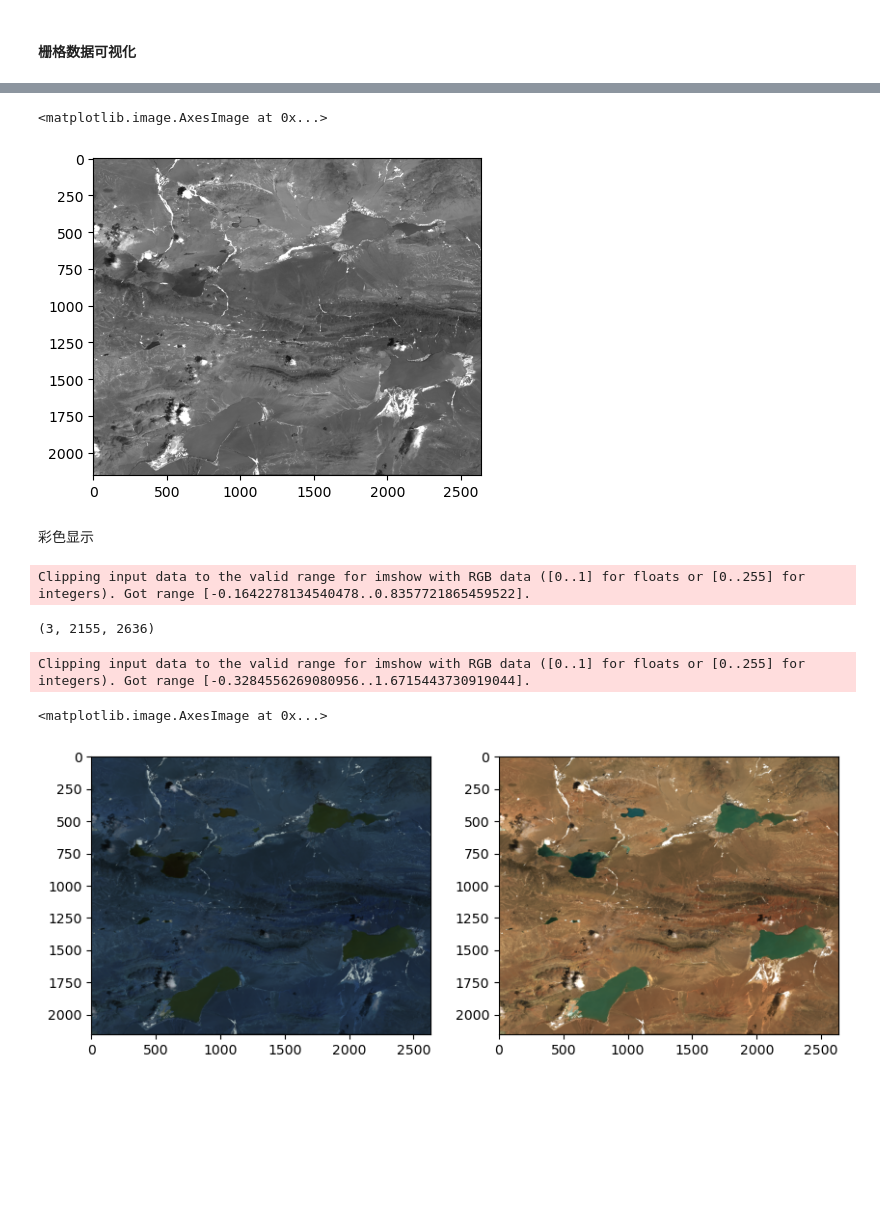
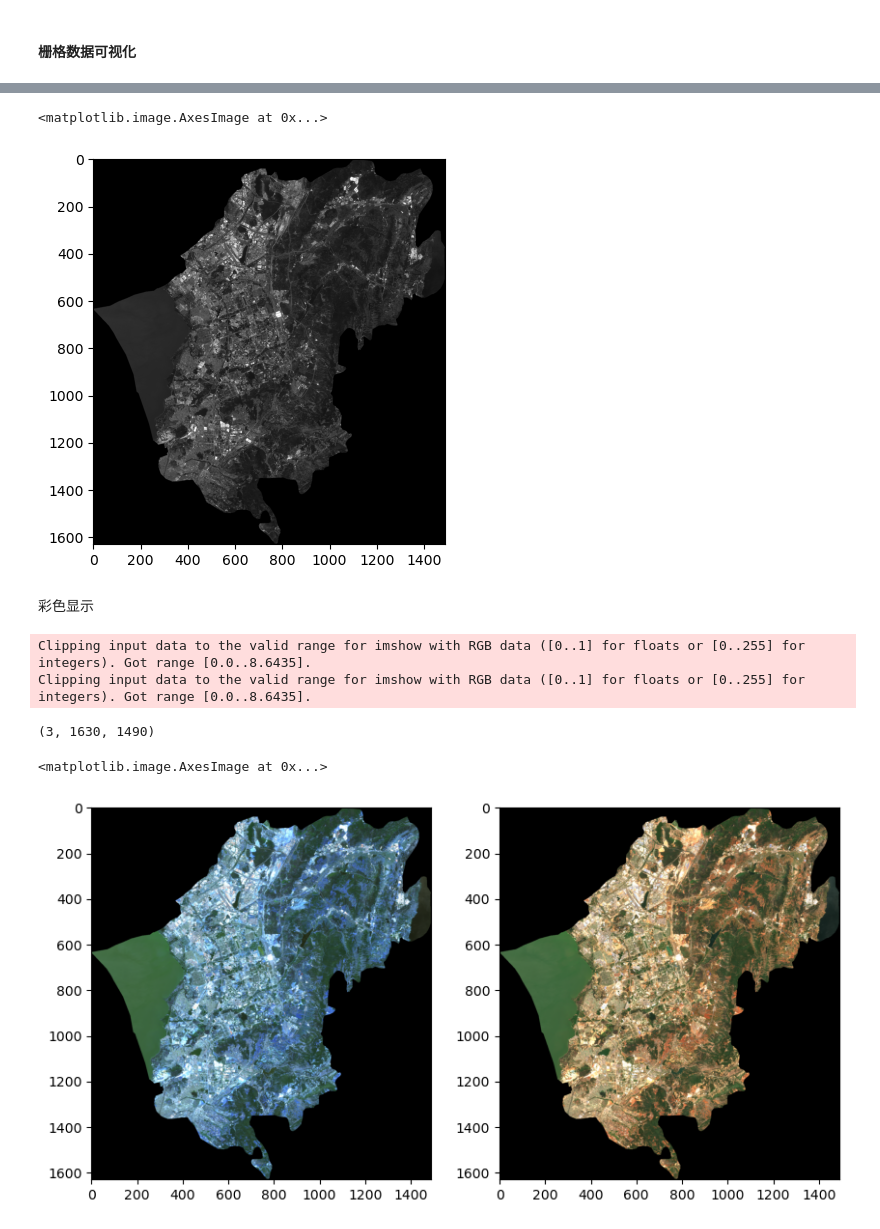
Before and after one commit to xinluo2018/spatial-data-processing, a Jupyter notebook: 第3章-空间数据读写及可视化/2-2_raster_visual.ipynb, the cells around one changed output, grey strips where cells are left out. Cells and saved outputs as stored; diff of their text form; code cells hidden in the pictures; blank space fills up the shorter version.

```diff
--- a/第3章-空间数据读写及可视化/2-2_raster_visual.ipynb
+++ b/第3章-空间数据读写及可视化/2-2_raster_visual.ipynb
@@ -5,7 +5,7 @@ import rasterio
 import numpy as np
 import matplotlib.pyplot as plt
 # %%
-path_data = 'data/data-base/region1_l8_20190504_wgs84.tif'
+path_data = 'data/section-3/s2_20200411_6bands_chenggong.tif'
 # %%
 rsimg = rasterio.open(path_data)
 img_array = rsimg.read()
@@ -44,32 +44,27 @@ ax.imshow(band1_, cmap='grey')   ### 直方图拉伸
 # ax.imshow(band1, cmap='grey', vmax=3000, vmin=0)   ### 直方图拉伸,单波段显示有效
 # %% [output]
 <matplotlib.image.AxesImage at 0x...>
-[figure, old version]
+[figure, new version]
 # %% [markdown]
 彩色显示
 # %%
 ## 彩色显示
 bands_img = img_array[0:3]
 print(bands_img.shape)
-fig, ax = plt.subplots(1,2, figsize=(10,5))
 bands_img = bands_img.transpose(1,2,0)
 bands_img.shape
-bands_img_nor = bands_img/(bands_img.max()-bands_img.min())
+bands_img_nor = bands_img/(2000-0)
+fig, ax = plt.subplots(1,2, figsize=(10,5))
 ax[0].imshow(bands_img_nor)   ## 显示rgb时像元值范围应为0-1，或0-255
 ## Note 1: rgb显示时，vmax, vmin失效
-# ax[1].imshow(bands_img_nor, vmax=0.5, vmin=0)   ## 根据以下直方图拉伸结果
-bands_img_nor_ = bands_img_nor.copy()
-# bands_img_nor_[bands_img_nor_<0]=0; bands_img_nor_[bands_img_nor_>0.5]=0.5;
-# ax[1].imshow(bands_img_nor_)              ## 根据以下直方图拉伸结果
-bands_img_nor_ = bands_img_nor_/(0.5-0)     ## 将像元值拉伸到0-1（即归一化）
-# ax[1].imshow(bands_img_nor_)              ## 根据以下直方图拉伸结果
-bands_img_nor_rgb = bands_img_nor_.copy()
+# ax[1].imshow(bands_img_nor, vmax=3000, vmin=0)   ## 根据以下直方图拉伸结果
+bands_img_nor_rgb = bands_img_nor.copy()
 bands_img_nor_rgb[:,:,0], bands_img_nor_rgb[:,:,2] = \
-                    bands_img_nor_[:,:,2], bands_img_nor_[:,:,0]  ## bgr->rgb
+                    bands_img_nor[:,:,2], bands_img_nor[:,:,0]  ## bgr->rgb
 ax[1].imshow(bands_img_nor_rgb)   ## 真彩色显示
 # %% [output]
-Clipping input data to the valid range for imshow with RGB data ([0..1] for floats or [0..255] for integers). Got range [-0.1642278134540478..0.8357721865459522].
+Clipping input data to the valid range for imshow with RGB data ([0..1] for floats or [0..255] for integers). Got range [0.0..8.6435].
+Clipping input data to the valid range for imshow with RGB data ([0..1] for floats or [0..255] for integers). Got range [0.0..8.6435].
-(3, 2155, 2636)
+(3, 1630, 1490)
-Clipping input data to the valid range for imshow with RGB data ([0..1] for floats or [0..255] for integers). Got range [-0.3284556269080956..1.6715443730919044].
+<matplotlib.image.AxesImage at 0x...>
-<matplotlib.image.AxesImage at 0x...>
-[figure, old version]
+[figure, new version]
```
Also changed, not shown: parts of 4 cells of this notebook, 17 other files.
